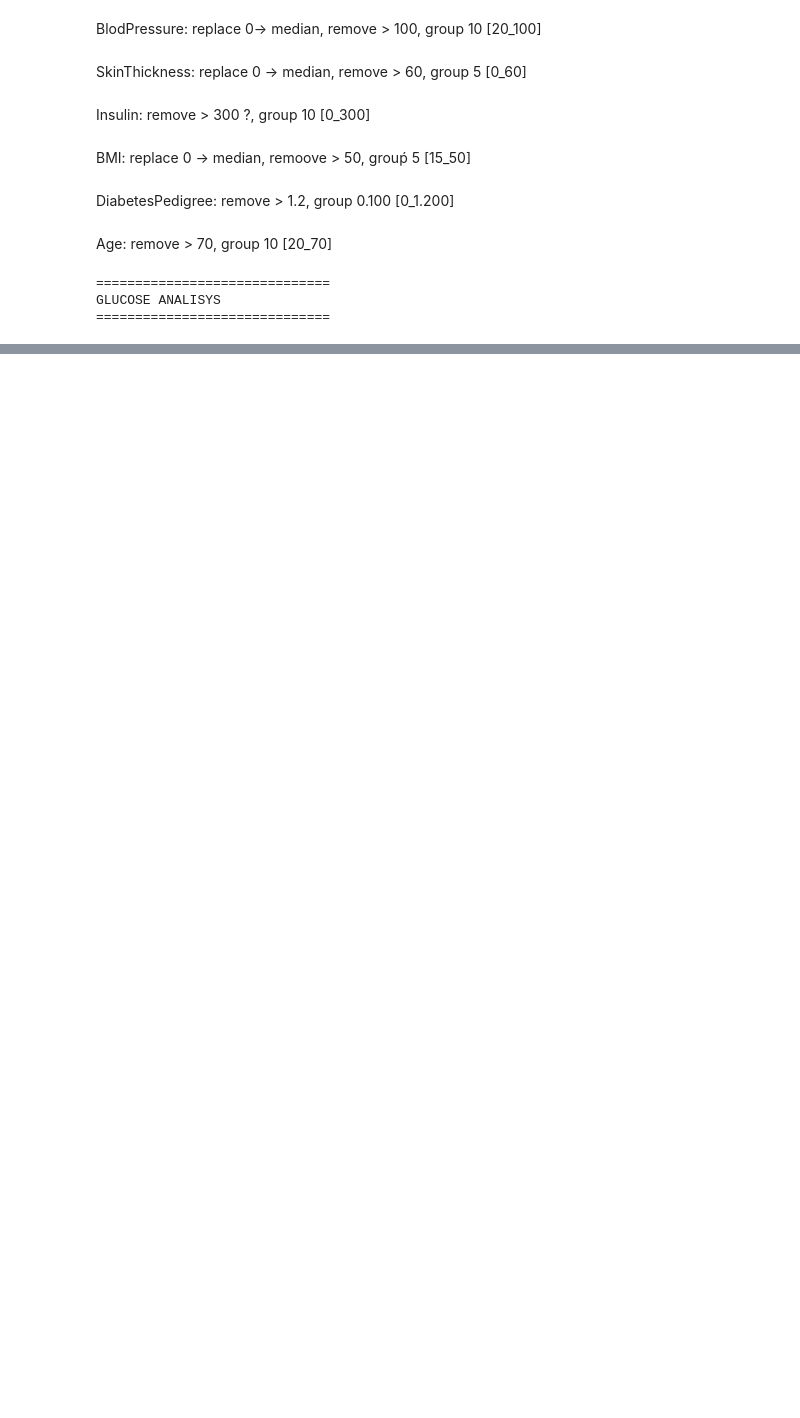
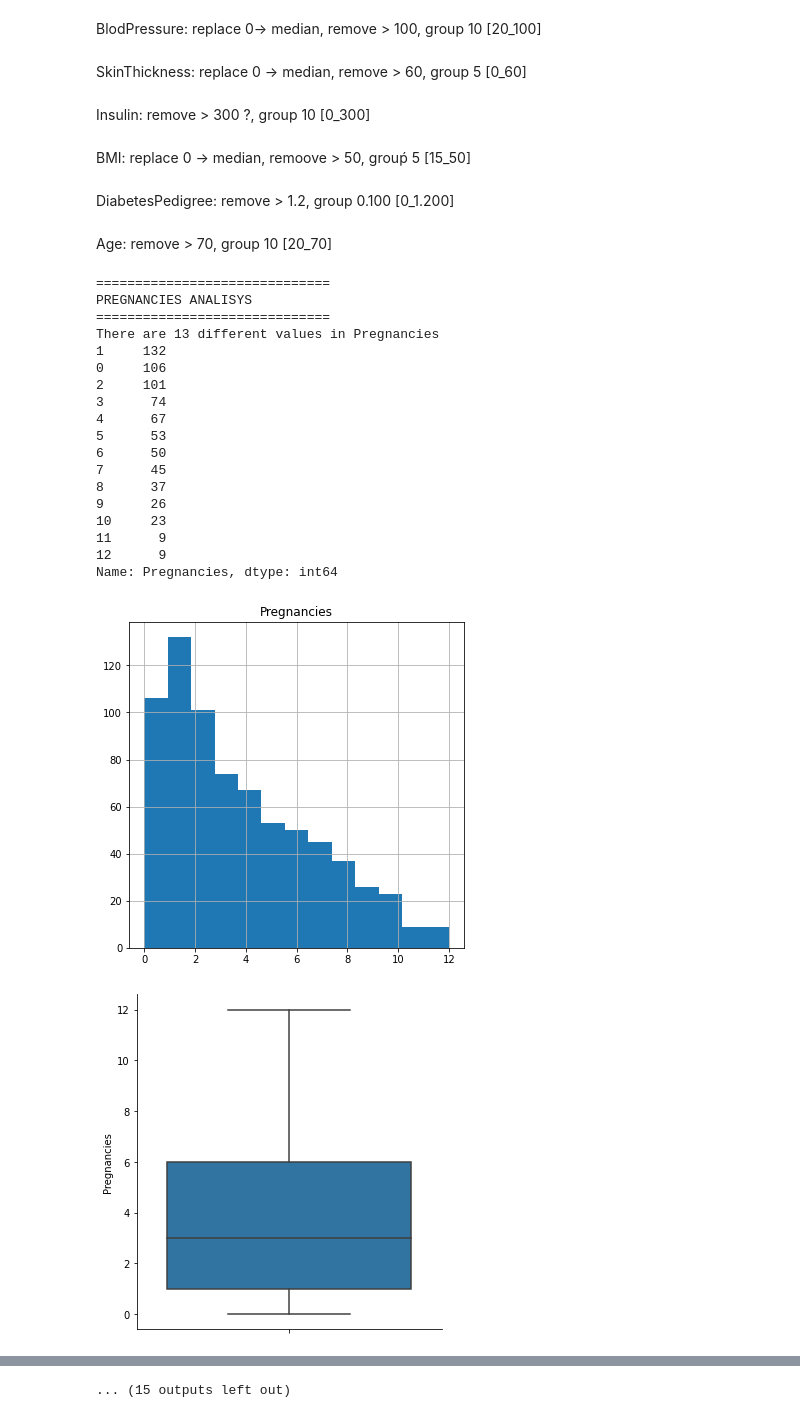
Before and after one commit to jgayosof/decision-tree-project-tutorial, a Jupyter notebook: src/explore.ipynb, the cells around one changed output, grey strips where cells are left out. Cells and saved outputs as stored; diff of their text form; code cells hidden in the pictures; blank space fills up the shorter version.

```diff
--- a/src/explore.ipynb
+++ b/src/explore.ipynb
@@ -217,13 +218,14 @@ Age: remove > 70, group 10 [20_70]
 #df_raw.to_csv('../data/raw/diabetes_raw.csv')
 df_interim = df_raw.copy()
 # %%
-def remove_outliers(df, feature, max) :
+def remove_high_outliers(df, feature, max) :
     return df.drop(df[df[feature] > max].index)
 # %%
-df_interim = remove_outliers(df_interim, 'Pregnancies', max=12)
-df_interim = remove_outliers(df_interim, 'BloodPressure', max=100)
-df_interim = remove_outliers(df_interim, 'SkinThickness', max=60)
+# Remove High Outliers:
+df_interim = remove_high_outliers(df_interim, 'Pregnancies', max=12)
+df_interim = remove_high_outliers(df_interim, 'BloodPressure', max=100)
+df_interim = remove_high_outliers(df_interim, 'SkinThickness', max=60)
 #df_interim = remove_outliers(df_interim, 'Insulin', max=300)
-df_interim = remove_outliers(df_interim, 'BMI', max=50)
+df_interim = remove_high_outliers(df_interim, 'BMI', max=50)
 #df_interim = remove_outliers(df_interim, 'DiabetesPedigreeFunction', max=1.2)
-df_interim = remove_outliers(df_interim, 'Age', max=70)
+df_interim = remove_high_outliers(df_interim, 'Age', max=70)
@@ -233,10 +232,25 @@ def replace_value_median(df, feature, value) :
-# %%
-df_interim = replace_value_median(df_interim, 'Glucose', 0)
 # %%
-feature = 'Glucose'
-numerical(df_interim, feature)
-graphs(df_interim, feature, bins=0)
+for feature in df_raw.columns :
+    numerical(df_interim, feature)
+    graphs(df_interim, feature, bins=0)
 # %% [output]
 ==============================
-GLUCOSE ANALISYS
+PREGNANCIES ANALISYS
 ==============================
+There are 13 different values in Pregnancies
+1     132
+0     106
+2     101
+3      74
+4      67
+5      53
+6      50
+7      45
+8      37
+9      26
+10     23
+11      9
+12      9
+Name: Pregnancies, dtype: int64
+[figure, added]
+[figure, added]
@@ -243,0 +313 @@ KeyError: 'Glucose'
+... (15 outputs left out)
```
Also changed, not shown: parts of 22 cells of this notebook.
